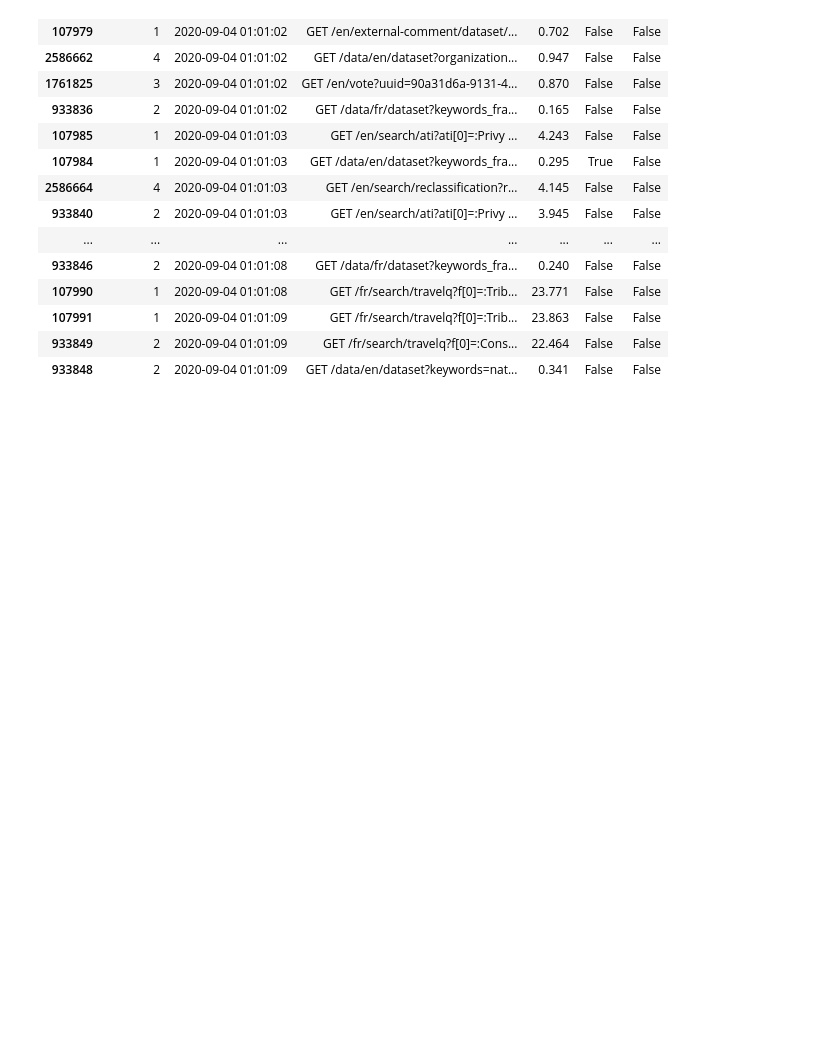
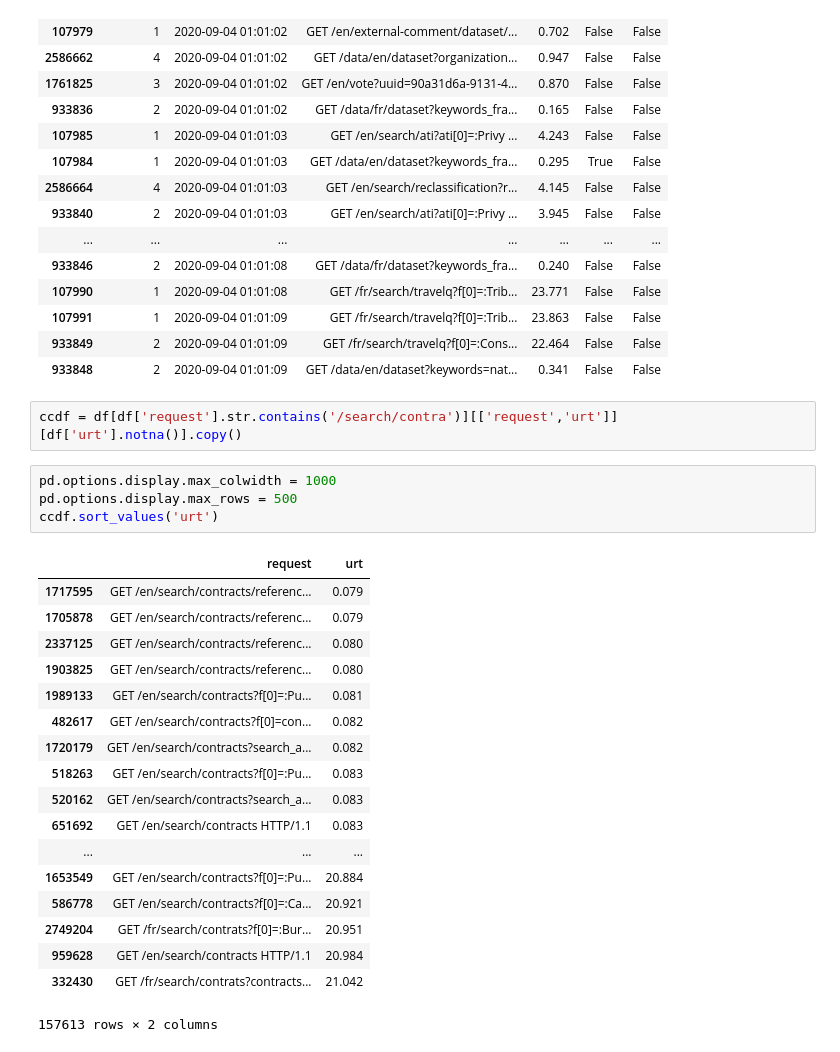
Before and after one commit to wardi/issue, a Jupyter notebook: analysis.ipynb, the cells around one changed output. Drawn from its saved outputs; the diff is of its cells as text; blank space fills up the shorter version.

Commit message:
search/contracts queries vs urt

```diff
--- a/analysis.ipynb
+++ b/analysis.ipynb
@@ -172,3 +176,28 @@ cdf[(cdf['date'] > datetime(2020,9,4,1,1,1)) &
 | 107991 | 1 | 2020-09-04 01:01:09 | GET /fr/search/travelq?f[0]=:Trib... | 23.863 | False | False |
 | 933849 | 2 | 2020-09-04 01:01:09 | GET /fr/search/travelq?f[0]=:Cons... | 22.464 | False | False |
 | 933848 | 2 | 2020-09-04 01:01:09 | GET /data/en/dataset?keywords=nat... | 0.341 | False | False |
+# %%
+ccdf = df[df['request'].str.contains('/search/contra')][['request','urt']][df['urt'].notna()].copy()
+# %%
+pd.options.display.max_colwidth = 1000
+pd.options.display.max_rows = 500
+ccdf.sort_values('urt')
+# %% [output]
+|  | request | urt |
+| 1717595 | GET /en/search/contracts/referenc... | 0.079 |
+| 1705878 | GET /en/search/contracts/referenc... | 0.079 |
+| 2337125 | GET /en/search/contracts/referenc... | 0.080 |
+| 1903825 | GET /en/search/contracts/referenc... | 0.080 |
+| 1989133 | GET /en/search/contracts?f[0]=:Pu... | 0.081 |
+| 482617 | GET /en/search/contracts?f[0]=con... | 0.082 |
+| 1720179 | GET /en/search/contracts?search_a... | 0.082 |
+| 518263 | GET /en/search/contracts?f[0]=:Pu... | 0.083 |
+| 520162 | GET /en/search/contracts?search_a... | 0.083 |
+| 651692 | GET /en/search/contracts HTTP/1.1 | 0.083 |
+| ... | ... | ... |
+| 1653549 | GET /en/search/contracts?f[0]=:Pu... | 20.884 |
+| 586778 | GET /en/search/contracts?f[0]=:Ca... | 20.921 |
+| 2749204 | GET /fr/search/contrats?f[0]=:Bur... | 20.951 |
+| 959628 | GET /en/search/contracts HTTP/1.1 | 20.984 |
+| 332430 | GET /fr/search/contrats?contracts... | 21.042 |
+157613 rows × 2 columns
```
Also changed, not shown: parts of 1 cell of this notebook.
